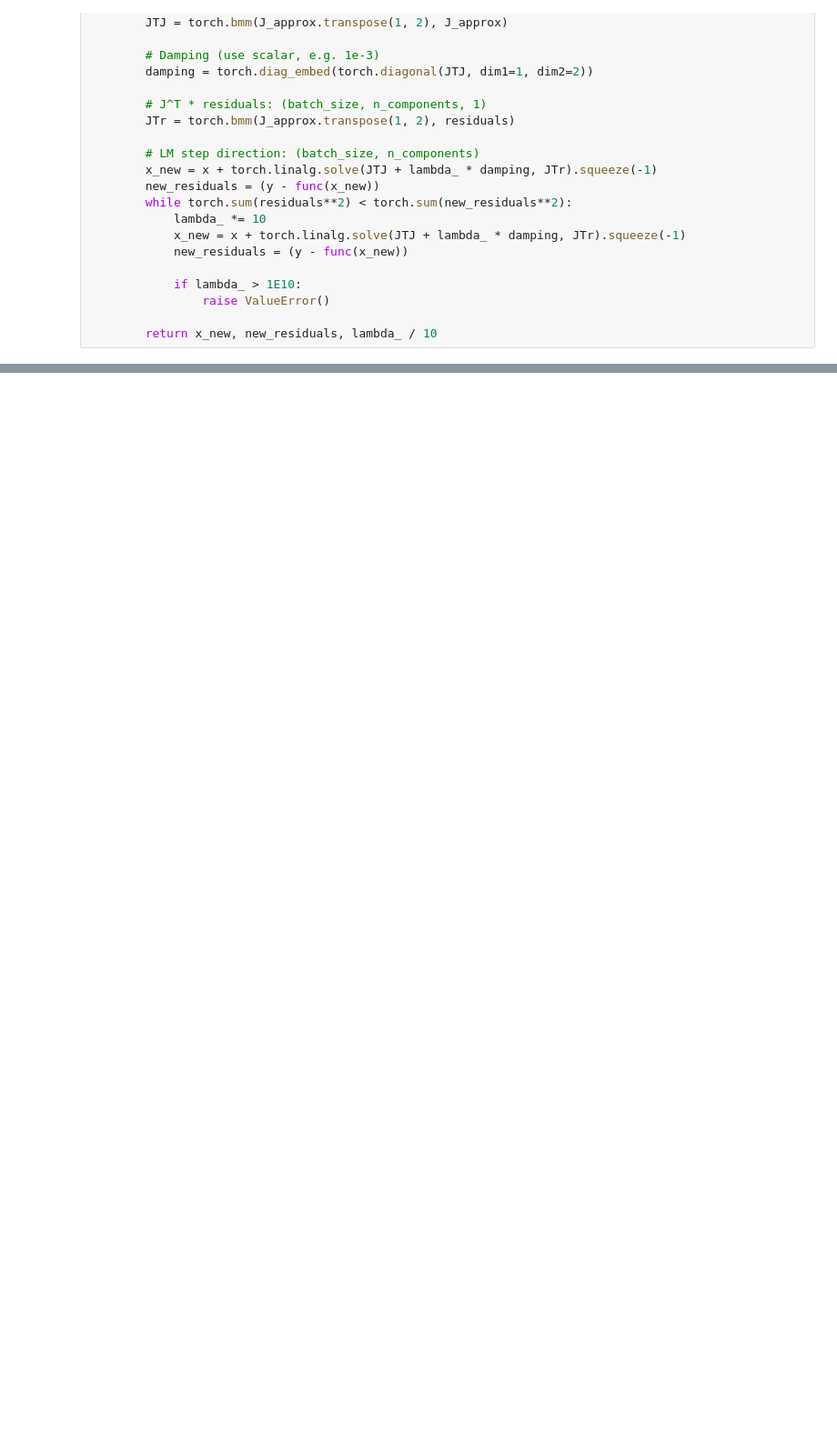
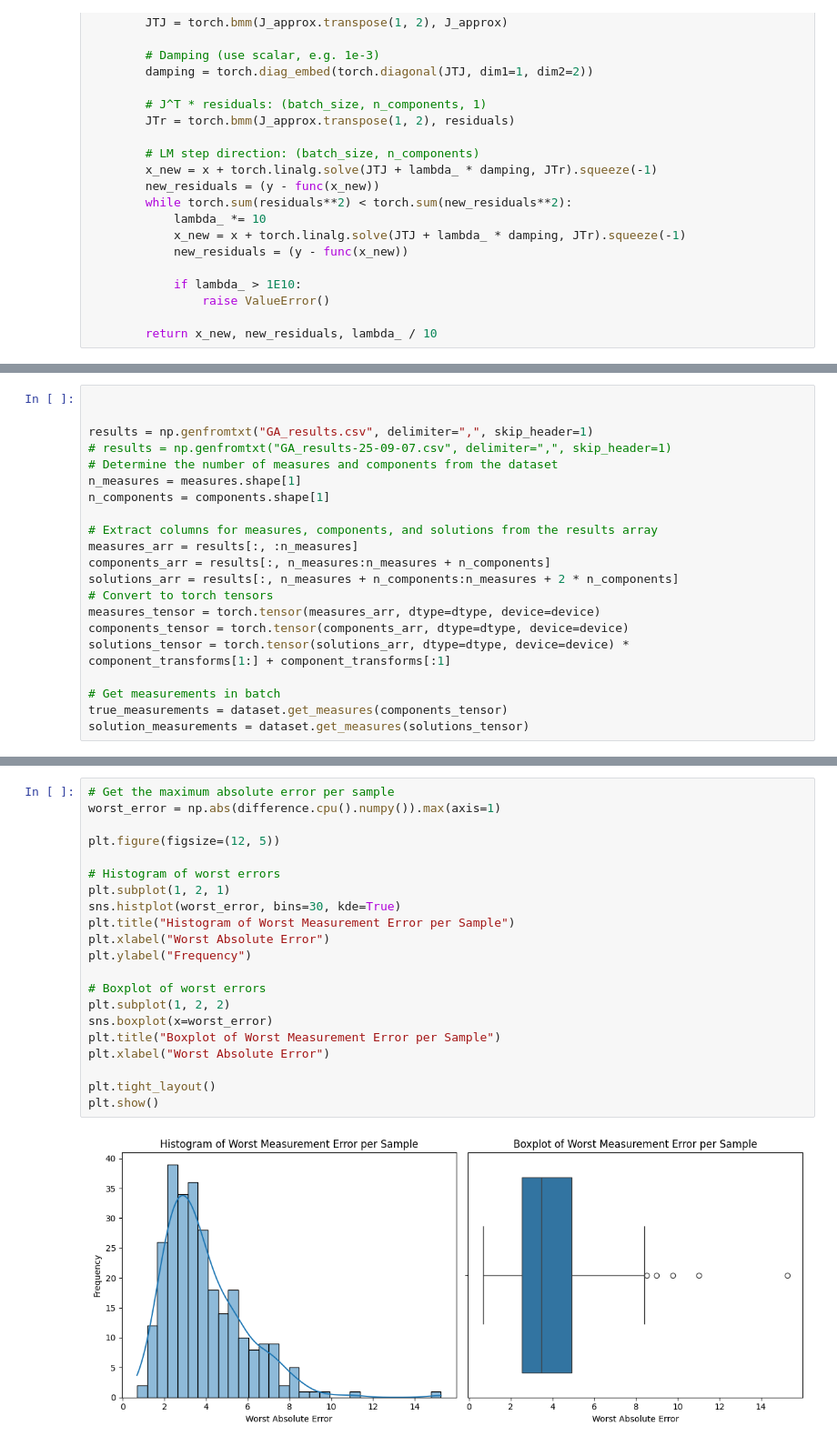
Before and after one commit to chrisvail/OpenLimb, a Jupyter notebook: genetic_alg.ipynb, the cells around one changed output, grey strips where cells are left out. Shown at 91% size. Cells and saved outputs as stored; diff of their text form; blank space fills up the shorter version.

```diff
--- a/genetic_alg.ipynb
+++ b/genetic_alg.ipynb
@@ -150 +158,22 @@ Solution difference: tensor([[7.0138, 1.6694, 3.1295, 2.0923, 2.8767, 2.7637, 3.
        dtype=torch.float64)
+# %%
+
+
+results = np.genfromtxt("GA_results.csv", delimiter=",", skip_header=1)
+# results = np.genfromtxt("GA_results-25-09-07.csv", delimiter=",", skip_header=1)
+# Determine the number of measures and components from the dataset
+n_measures = measures.shape[1]
+n_components = components.shape[1]
+
+# Extract columns for measures, components, and solutions from the results array
+measures_arr = results[:, :n_measures]
+components_arr = results[:, n_measures:n_measures + n_components]
+solutions_arr = results[:, n_measures + n_components:n_measures + 2 * n_components]
+# Convert to torch tensors
+measures_tensor = torch.tensor(measures_arr, dtype=dtype, device=device)
+components_tensor = torch.tensor(components_arr, dtype=dtype, device=device)
+solutions_tensor = torch.tensor(solutions_arr, dtype=dtype, device=device) * component_transforms[1:] + component_transforms[:1]
+
+# Get measurements in batch
+true_measurements = dataset.get_measures(components_tensor)
+solution_measurements = dataset.get_measures(solutions_tensor)
@@ -150,0 +290,23 @@ Solution difference: tensor([[7.0138, 1.6694, 3.1295, 2.0923, 2.8767, 2.7637, 3.
+# %%
+# Get the maximum absolute error per sample
+worst_error = np.abs(difference.cpu().numpy()).max(axis=1)
+
+plt.figure(figsize=(12, 5))
+
+# Histogram of worst errors
+plt.subplot(1, 2, 1)
+sns.histplot(worst_error, bins=30, kde=True)
+plt.title("Histogram of Worst Measurement Error per Sample")
+plt.xlabel("Worst Absolute Error")
+plt.ylabel("Frequency")
+
+# Boxplot of worst errors
+plt.subplot(1, 2, 2)
+sns.boxplot(x=worst_error)
+plt.title("Boxplot of Worst Measurement Error per Sample")
+plt.xlabel("Worst Absolute Error")
+
+plt.tight_layout()
+plt.show()
+# %% [output]
+[figure, added]
```
Also changed, not shown: parts of 8 cells of this notebook, 3 other files.
